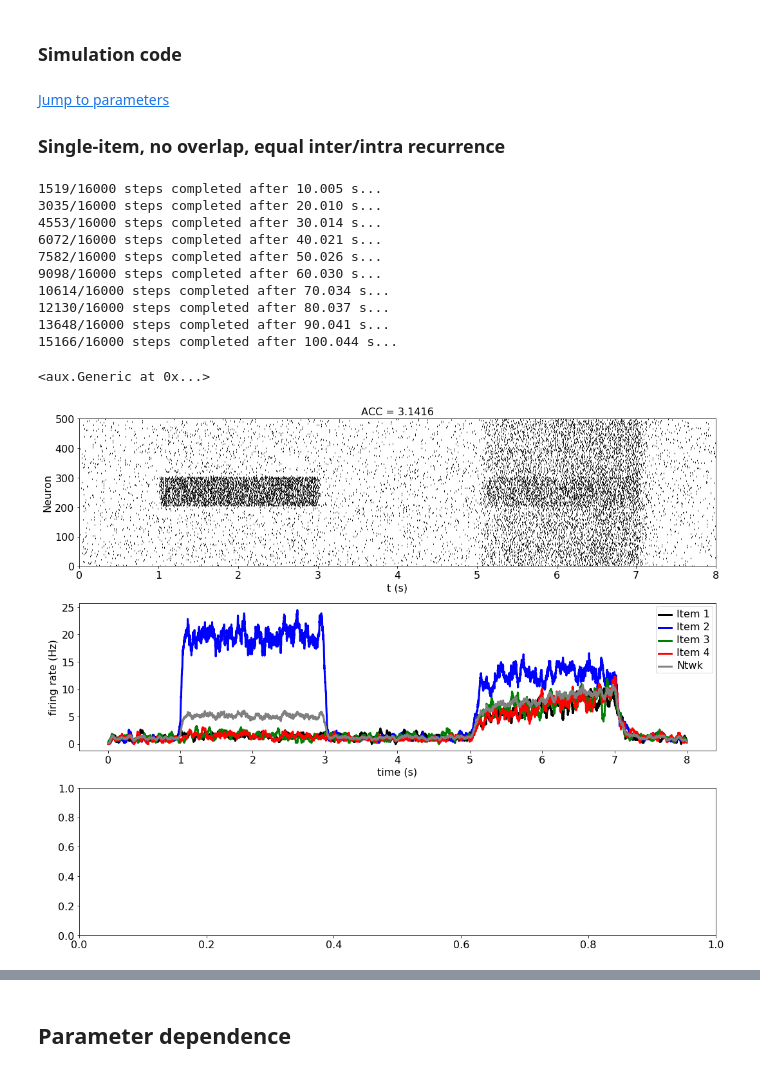
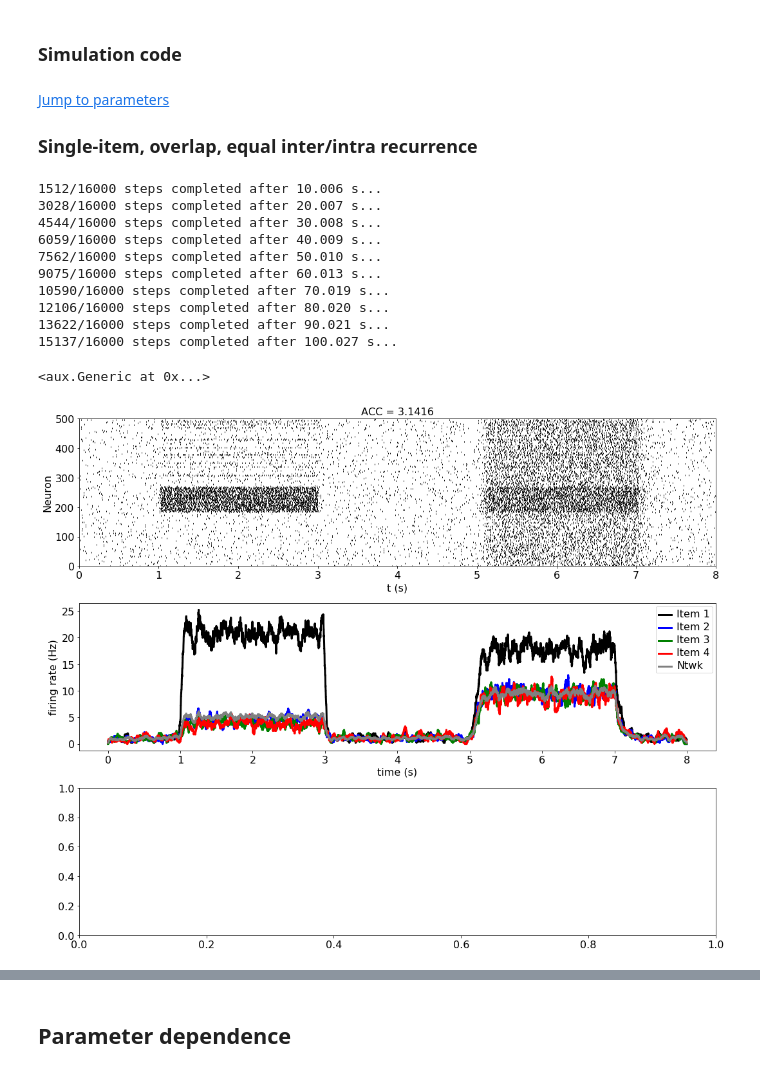
Before and after one commit to rkp8000/network_replay, a Jupyter notebook: 2_item_recall.ipynb, the cells around one changed output, grey strips where cells are left out. Saved outputs shown, nothing was run; the diff lists cells and outputs as text; code cells hidden in the pictures.

```diff
--- a/2_item_recall.ipynb
+++ b/2_item_recall.ipynb
@@ -55,11 +55,11 @@ P = Generic(
     T_RECALL_0=5,
     T_RECALL_1=7,
 
-    FR_RECALL=50,
+    FR_RECALL=70,
 
     NOISE_STD=0.002,
 
-    P_0=0.1,
+    P_0=0.05,
     Q=0.2,
 
     T_FR_MA=0.05,
@@ -741,20 +741,20 @@ def xmpl(q_star, p_0, p_1, items, P):
 # %% [markdown]
 <a id="simulations"></a>
 [Jump to parameters](#params)
-### Single-item, no overlap, equal inter/intra recurrence
+### Single-item, overlap, equal inter/intra recurrence
 # %%
 np.random.seed(0)
-xmpl(q_star=0, p_0=P.P_0, p_1=P.P_0, items=[1], P=P)
+xmpl(q_star=0.15, p_0=P.P_0, p_1=0.2, items=[0], P=P)
 # %% [output]
-1519/16000 steps completed after 10.005 s...
-3035/16000 steps completed after 20.010 s...
-4553/16000 steps completed after 30.014 s...
-6072/16000 steps completed after 40.021 s...
-7582/16000 steps completed after 50.026 s...
-9098/16000 steps completed after 60.030 s...
-10614/16000 steps completed after 70.034 s...
-12130/16000 steps completed after 80.037 s...
-13648/16000 steps completed after 90.041 s...
-15166/16000 steps completed after 100.044 s...
+1512/16000 steps completed after 10.006 s...
+3028/16000 steps completed after 20.007 s...
+4544/16000 steps completed after 30.008 s...
+6059/16000 steps completed after 40.009 s...
+7562/16000 steps completed after 50.010 s...
+9075/16000 steps completed after 60.013 s...
+10590/16000 steps completed after 70.019 s...
+12106/16000 steps completed after 80.020 s...
+13622/16000 steps completed after 90.021 s...
+15137/16000 steps completed after 100.027 s...
 <aux.Generic at 0x...>
-[figure, old version]
+[figure, new version]
```
Also changed, not shown: parts of 2 cells of this notebook.
